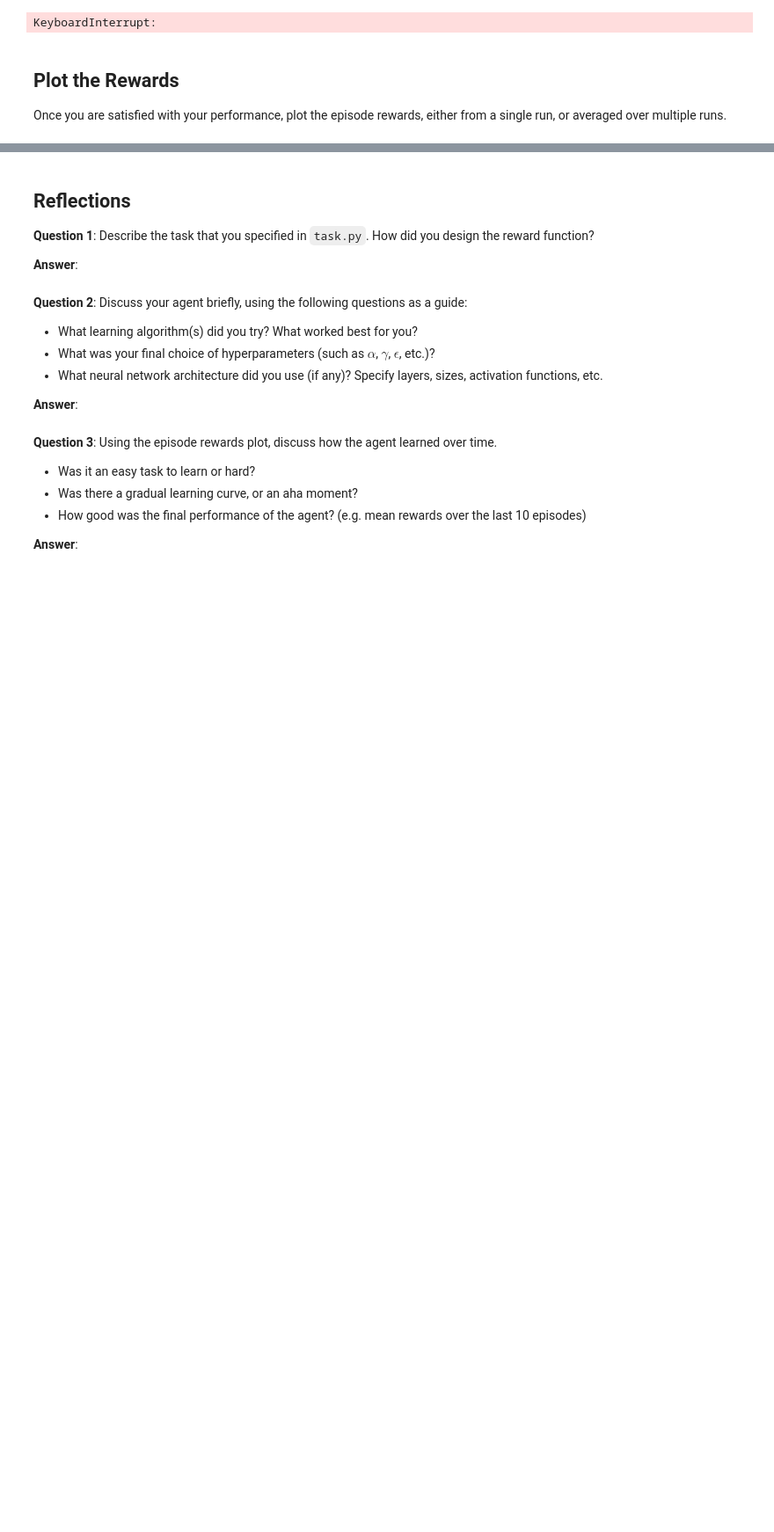
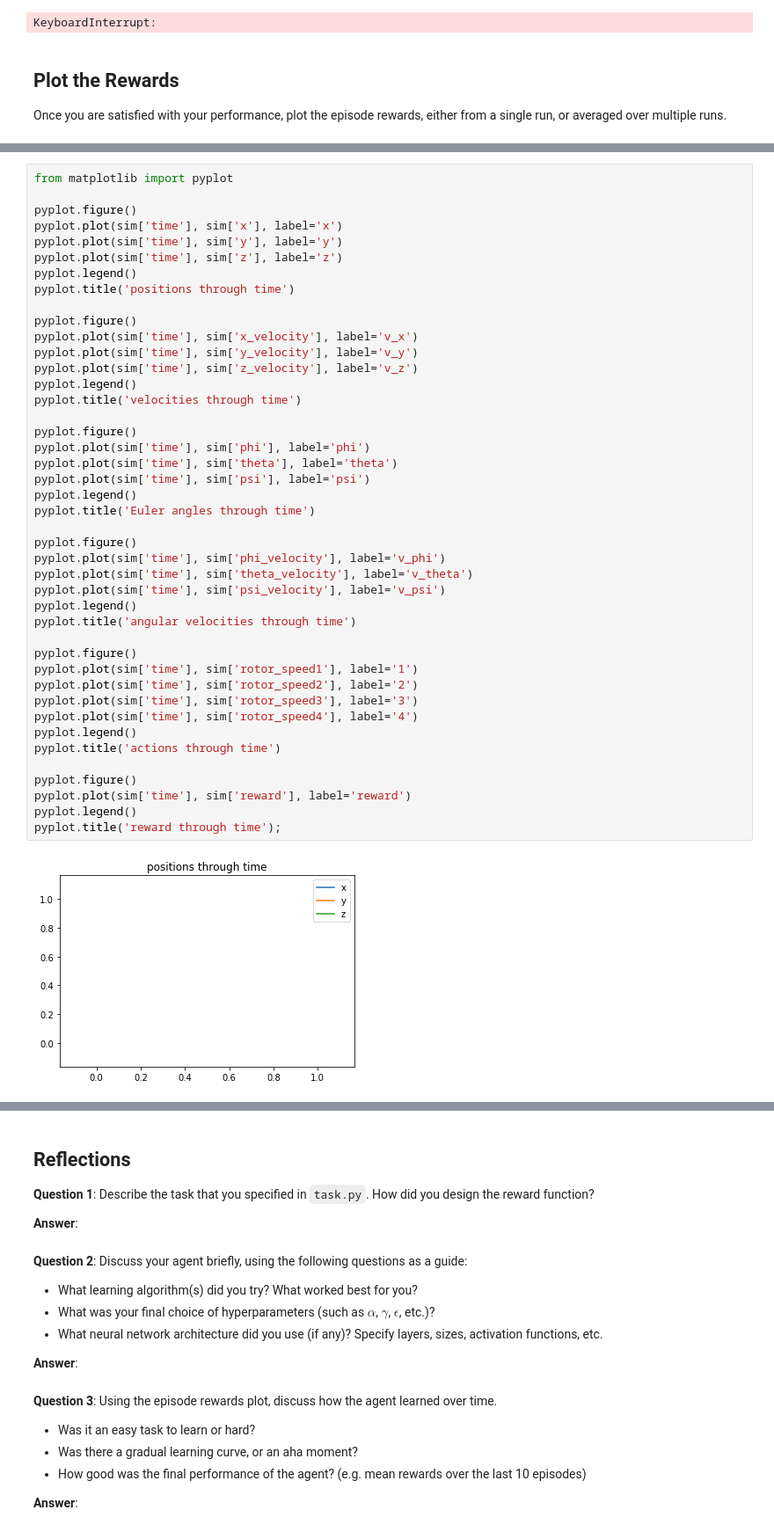
Before and after one commit to pavelkomarov/rl-quadcopter, a Jupyter notebook: Quadcopter_Project.ipynb, the cells around one changed output, grey strips where cells are left out. Shown at 88% size. Saved outputs shown, nothing was run; the diff lists cells and outputs as text; blank space fills up the shorter version.

```diff
--- a/Quadcopter_Project.ipynb
+++ b/Quadcopter_Project.ipynb
@@ -274,2 +282,47 @@ while True:
     if done:
         break
+# %%
+from matplotlib import pyplot
+
+pyplot.figure()
+pyplot.plot(sim['time'], sim['x'], label='x')
+pyplot.plot(sim['time'], sim['y'], label='y')
+pyplot.plot(sim['time'], sim['z'], label='z')
+pyplot.legend()
+pyplot.title('positions through time')
+
+pyplot.figure()
+pyplot.plot(sim['time'], sim['x_velocity'], label='v_x')
+pyplot.plot(sim['time'], sim['y_velocity'], label='v_y')
+pyplot.plot(sim['time'], sim['z_velocity'], label='v_z')
+pyplot.legend()
+pyplot.title('velocities through time')
+
+pyplot.figure()
+pyplot.plot(sim['time'], sim['phi'], label='phi')
+pyplot.plot(sim['time'], sim['theta'], label='theta')
+pyplot.plot(sim['time'], sim['psi'], label='psi')
+pyplot.legend()
+pyplot.title('Euler angles through time')
+
+pyplot.figure()
+pyplot.plot(sim['time'], sim['phi_velocity'], label='v_phi')
+pyplot.plot(sim['time'], sim['theta_velocity'], label='v_theta')
+pyplot.plot(sim['time'], sim['psi_velocity'], label='v_psi')
+pyplot.legend()
+pyplot.title('angular velocities through time')
+
+pyplot.figure()
+pyplot.plot(sim['time'], sim['rotor_speed1'], label='1')
+pyplot.plot(sim['time'], sim['rotor_speed2'], label='2')
+pyplot.plot(sim['time'], sim['rotor_speed3'], label='3')
+pyplot.plot(sim['time'], sim['rotor_speed4'], label='4')
+pyplot.legend()
+pyplot.title('actions through time')
+
+pyplot.figure()
+pyplot.plot(sim['time'], sim['reward'], label='reward')
+pyplot.legend()
+pyplot.title('reward through time');
+# %% [output]
+[figure, added]
```
Also changed, not shown: parts of 5 cells of this notebook, 2 other files.
